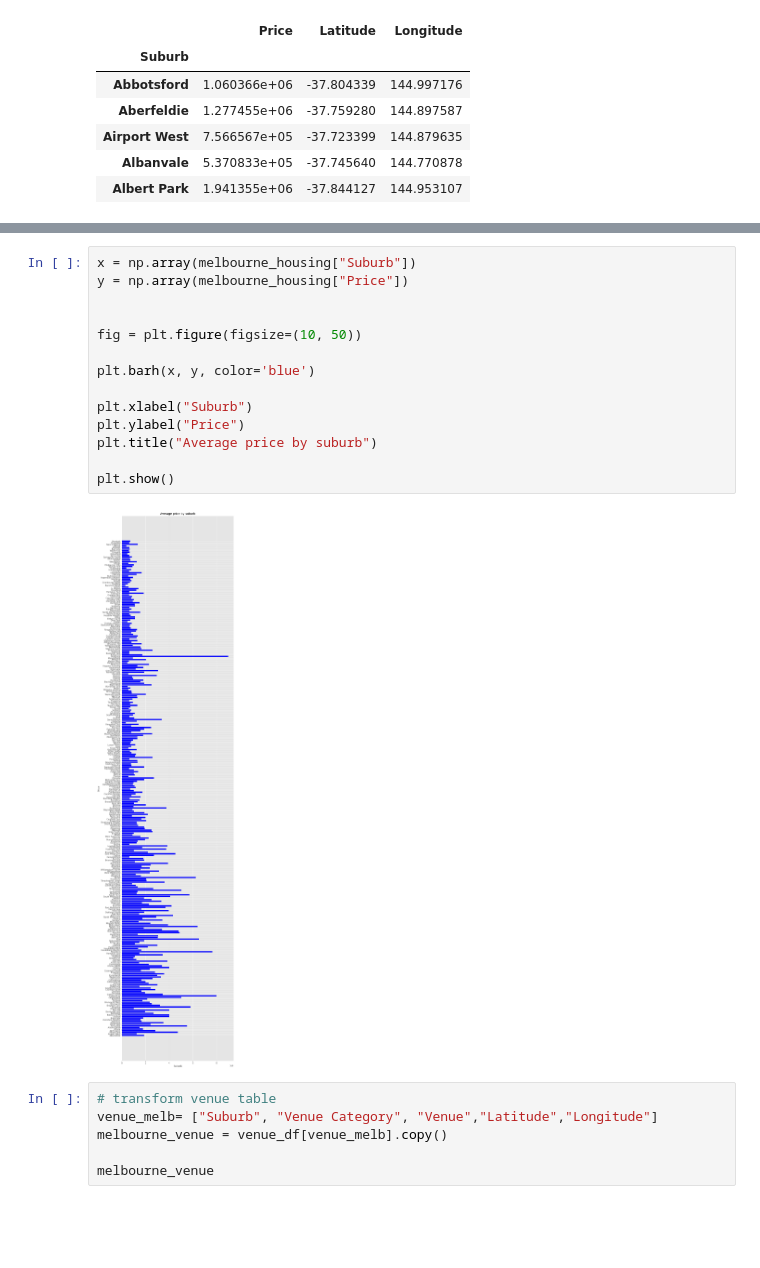
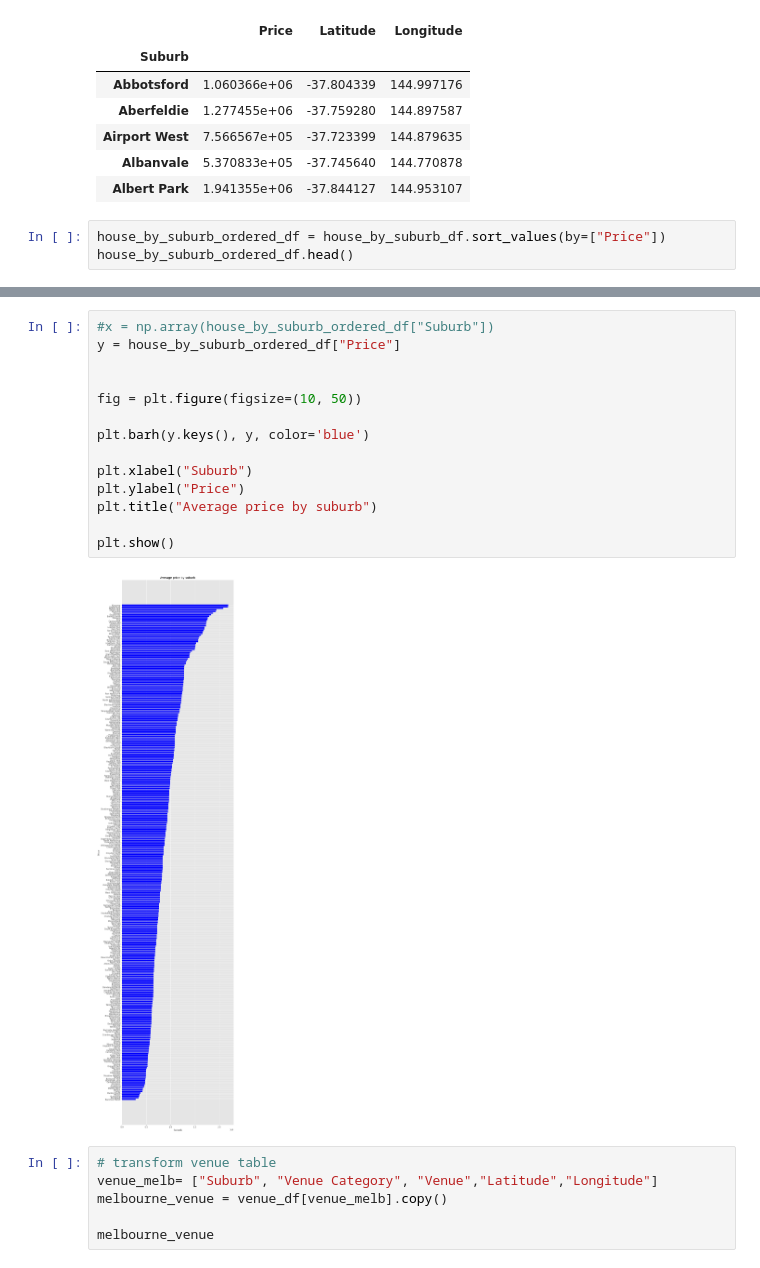
Before and after one commit to luonri11/project-2, a Jupyter notebook: project2_homeven.ipynb, the cells around one changed output, grey strips where cells are left out. Drawn from its saved outputs; the diff is of its cells as text; blank space fills up the shorter version.

Commit message:
Changed chart to desc order

```diff
--- a/project2_homeven.ipynb
+++ b/project2_homeven.ipynb
@@ -74,3 +74,6 @@ house_by_suburb_df.head()
 | Airport West | 7.566567e+05 | -37.723399 | 144.879635 |
 | Albanvale | 5.370833e+05 | -37.745640 | 144.770878 |
 | Albert Park | 1.941355e+06 | -37.844127 | 144.953107 |
+# %%
+house_by_suburb_ordered_df = house_by_suburb_df.sort_values(by=["Price"])
+house_by_suburb_ordered_df.head()
@@ -83,19 +100,19 @@ SyntaxError: invalid syntax (4168107209.py, line 3)
 # %%
-x = np.array(melbourne_housing["Suburb"])
-y = np.array(melbourne_housing["Price"])
+#x = np.array(house_by_suburb_ordered_df["Suburb"])
+y = house_by_suburb_ordered_df["Price"]
 
 
 fig = plt.figure(figsize=(10, 50))
 
-plt.barh(x, y, color='blue')
+plt.barh(y.keys(), y, color='blue')
 
 plt.xlabel("Suburb")
 plt.ylabel("Price")
 plt.title("Average price by suburb")
 
 plt.show()
 # %% [output]
-[figure, old version]
+[figure, new version]
 # %%
 # transform venue table
 venue_melb= ["Suburb", "Venue Category", "Venue","Latitude","Longitude"]
```
Also changed, not shown: parts of 2 cells of this notebook.
